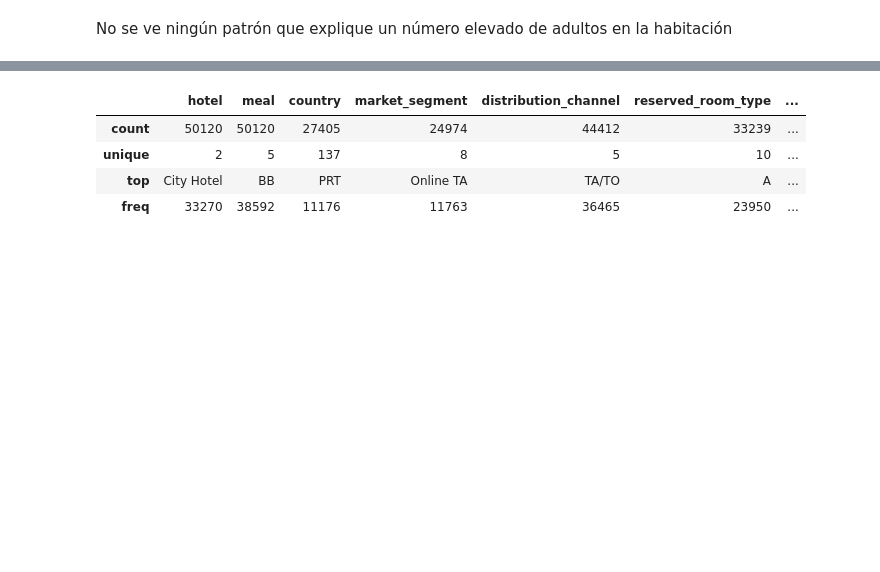
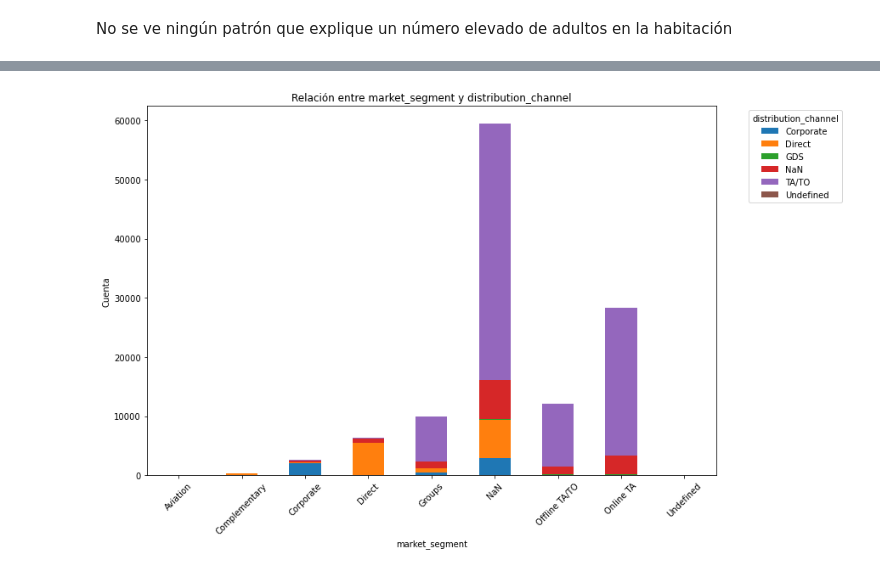
Before and after one commit to carla-caracola/proyecto_analisis_cancelaciones_reservas, a Jupyter notebook: limpieza_transformacion_carmen.ipynb, the cells around one changed output, grey strips where cells are left out. Drawn from its saved outputs; the diff is of its cells as text; code cells hidden in the pictures; blank space fills up the shorter version.

Commit message:
anaizar market_segment

```diff
--- a/limpieza_transformacion_carmen.ipynb
+++ b/limpieza_transformacion_carmen.ipynb
@@ -314,8 +355,22 @@ df_children_nan.describe()
-# %%
-df_children_nan.describe(include='O')
-# %% [output]
-|  | hotel | meal | country | market_segment | distribution_channel | reserved_room_type | ... |
-| count | 50120 | 50120 | 27405 | 24974 | 44412 | 33239 | ... |
-| unique | 2 | 5 | 137 | 8 | 5 | 10 | ... |
-| top | City Hotel | BB | PRT | Online TA | TA/TO | A | ... |
-| freq | 33270 | 38592 | 11176 | 11763 | 36465 | 23950 | ... |
+# %%
+df['market_segment'] = df['market_segment'].fillna('NaN')
+df['distribution_channel'] = df['distribution_channel'].fillna('NaN')
+# %%
+import pandas as pd
+import matplotlib.pyplot as plt
+
+# Crea una tabla de contingencia
+contingency_table = pd.crosstab(df['market_segment'], df['distribution_channel'])
+
+# Grafica la tabla de contingencia como barras apiladas
+contingency_table.plot(kind='bar', stacked=True, figsize=(12, 8))
+
+plt.title('Relación entre market_segment y distribution_channel')
+plt.xlabel('market_segment')
+plt.ylabel('Cuenta')
+plt.xticks(rotation=45)
+plt.legend(title='distribution_channel', bbox_to_anchor=(1.05, 1), loc='upper left')
+
+plt.show()
+# %% [output]
+[figure, added]
```
Also changed, not shown: parts of 10 cells of this notebook.
